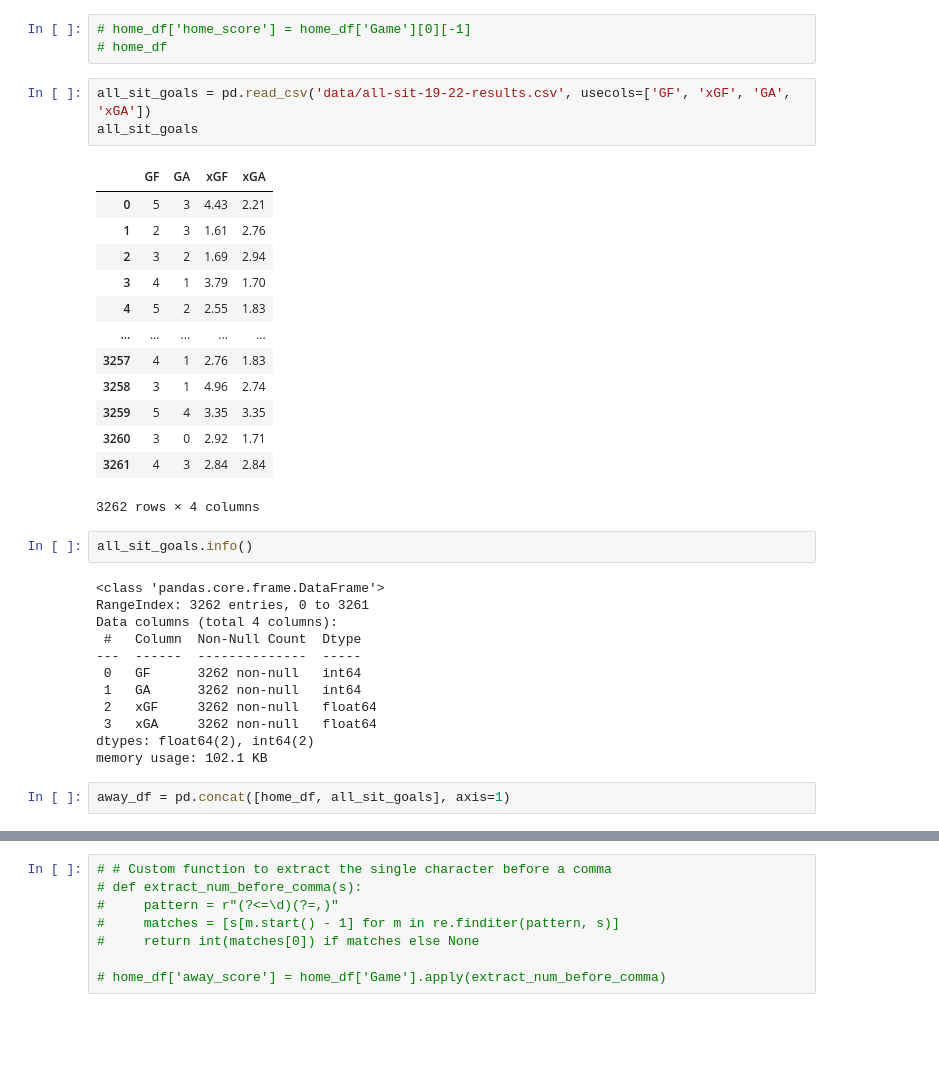
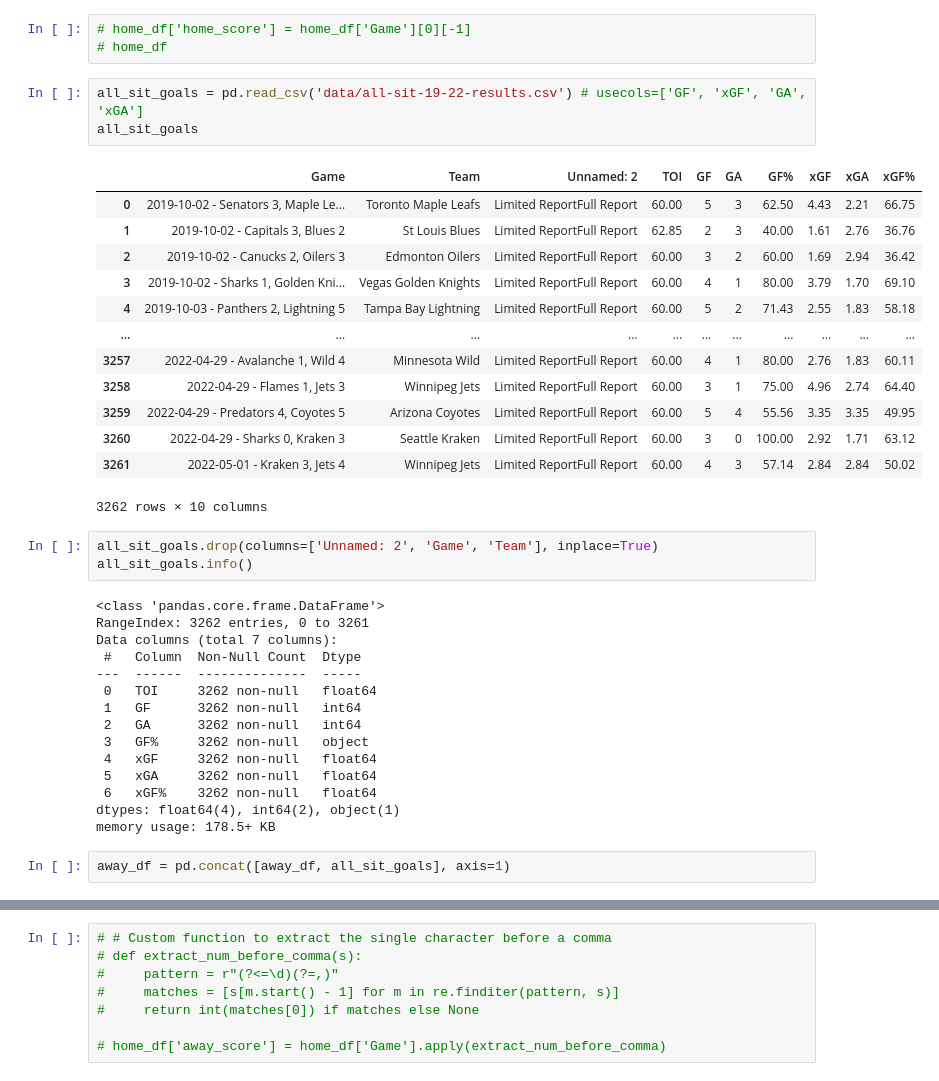
Before and after one commit to jbenasuli/nhl-predictons, a Jupyter notebook: nhl-predictions-sandbox.ipynb, the cells around one changed output, grey strips where cells are left out. Saved outputs shown, nothing was run; the diff lists cells and outputs as text; blank space fills up the shorter version.

```diff
--- a/nhl-predictions-sandbox.ipynb
+++ b/nhl-predictions-sandbox.ipynb
@@ -285,38 +268,42 @@ memory usage: 484.3+ KB
 # home_df['home_score'] = home_df['Game'][0][-1]
 # home_df
 # %%
-all_sit_goals = pd.read_csv('data/all-sit-19-22-results.csv', usecols=['GF', 'xGF', 'GA', 'xGA'])
+all_sit_goals = pd.read_csv('data/all-sit-19-22-results.csv') # usecols=['GF', 'xGF', 'GA', 'xGA']
 all_sit_goals
 # %% [output]
-|  | GF | GA | xGF | xGA |
-| 0 | 5 | 3 | 4.43 | 2.21 |
-| 1 | 2 | 3 | 1.61 | 2.76 |
-| 2 | 3 | 2 | 1.69 | 2.94 |
-| 3 | 4 | 1 | 3.79 | 1.70 |
-| 4 | 5 | 2 | 2.55 | 1.83 |
-| ... | ... | ... | ... | ... |
-| 3257 | 4 | 1 | 2.76 | 1.83 |
-| 3258 | 3 | 1 | 4.96 | 2.74 |
-| 3259 | 5 | 4 | 3.35 | 3.35 |
-| 3260 | 3 | 0 | 2.92 | 1.71 |
-| 3261 | 4 | 3 | 2.84 | 2.84 |
+|  | Game | Team | Unnamed: 2 | TOI | GF | GA | GF% | xGF | xGA | xGF% |
+| 0 | 2019-10-02 - Senators 3, Maple Le... | Toronto Maple Leafs | Limited ReportFull Report | 60.00 | 5 | 3 | 62.50 | 4.43 | 2.21 | 66.75 |
+| 1 | 2019-10-02 - Capitals 3, Blues 2 | St Louis Blues | Limited ReportFull Report | 62.85 | 2 | 3 | 40.00 | 1.61 | 2.76 | 36.76 |
+| 2 | 2019-10-02 - Canucks 2, Oilers 3 | Edmonton Oilers | Limited ReportFull Report | 60.00 | 3 | 2 | 60.00 | 1.69 | 2.94 | 36.42 |
+| 3 | 2019-10-02 - Sharks 1, Golden Kni... | Vegas Golden Knights | Limited ReportFull Report | 60.00 | 4 | 1 | 80.00 | 3.79 | 1.70 | 69.10 |
+| 4 | 2019-10-03 - Panthers 2, Lightning 5 | Tampa Bay Lightning | Limited ReportFull Report | 60.00 | 5 | 2 | 71.43 | 2.55 | 1.83 | 58.18 |
+| ... | ... | ... | ... | ... | ... | ... | ... | ... | ... | ... |
+| 3257 | 2022-04-29 - Avalanche 1, Wild 4 | Minnesota Wild | Limited ReportFull Report | 60.00 | 4 | 1 | 80.00 | 2.76 | 1.83 | 60.11 |
+| 3258 | 2022-04-29 - Flames 1, Jets 3 | Winnipeg Jets | Limited ReportFull Report | 60.00 | 3 | 1 | 75.00 | 4.96 | 2.74 | 64.40 |
+| 3259 | 2022-04-29 - Predators 4, Coyotes 5 | Arizona Coyotes | Limited ReportFull Report | 60.00 | 5 | 4 | 55.56 | 3.35 | 3.35 | 49.95 |
+| 3260 | 2022-04-29 - Sharks 0, Kraken 3 | Seattle Kraken | Limited ReportFull Report | 60.00 | 3 | 0 | 100.00 | 2.92 | 1.71 | 63.12 |
+| 3261 | 2022-05-01 - Kraken 3, Jets 4 | Winnipeg Jets | Limited ReportFull Report | 60.00 | 4 | 3 | 57.14 | 2.84 | 2.84 | 50.02 |
-3262 rows × 4 columns
+3262 rows × 10 columns
 # %%
+all_sit_goals.drop(columns=['Unnamed: 2', 'Game', 'Team'], inplace=True)
 all_sit_goals.info()
 # %% [output]
 <class 'pandas.core.frame.DataFrame'>
 RangeIndex: 3262 entries, 0 to 3261
-Data columns (total 4 columns):
+Data columns (total 7 columns):
  #   Column  Non-Null Count  Dtype
 ---  ------  --------------  -----
- 0   GF      3262 non-null   int64
- 1   GA      3262 non-null   int64
- 2   xGF     3262 non-null   float64
- 3   xGA     3262 non-null   float64
-dtypes: float64(2), int64(2)
-memory usage: 102.1 KB
+ 0   TOI     3262 non-null   float64
+ 1   GF      3262 non-null   int64
+ 2   GA      3262 non-null   int64
+ 3   GF%     3262 non-null   object
+ 4   xGF     3262 non-null   float64
+ 5   xGA     3262 non-null   float64
+ 6   xGF%    3262 non-null   float64
+dtypes: float64(4), int64(2), object(1)
+memory usage: 178.5+ KB
 # %%
-away_df = pd.concat([home_df, all_sit_goals], axis=1)
+away_df = pd.concat([away_df, all_sit_goals], axis=1)
 # %%
 home_df = pd.concat([home_df, all_sit_goals], axis=1)
 home_df
```
Also changed, not shown: parts of 21 cells of this notebook, 4 other files.
